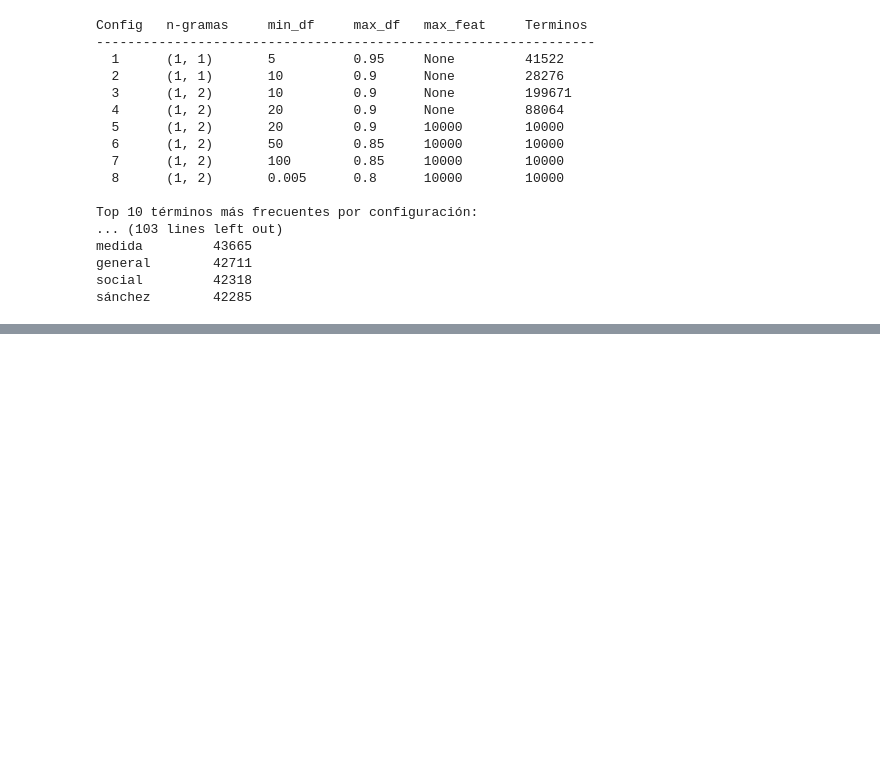
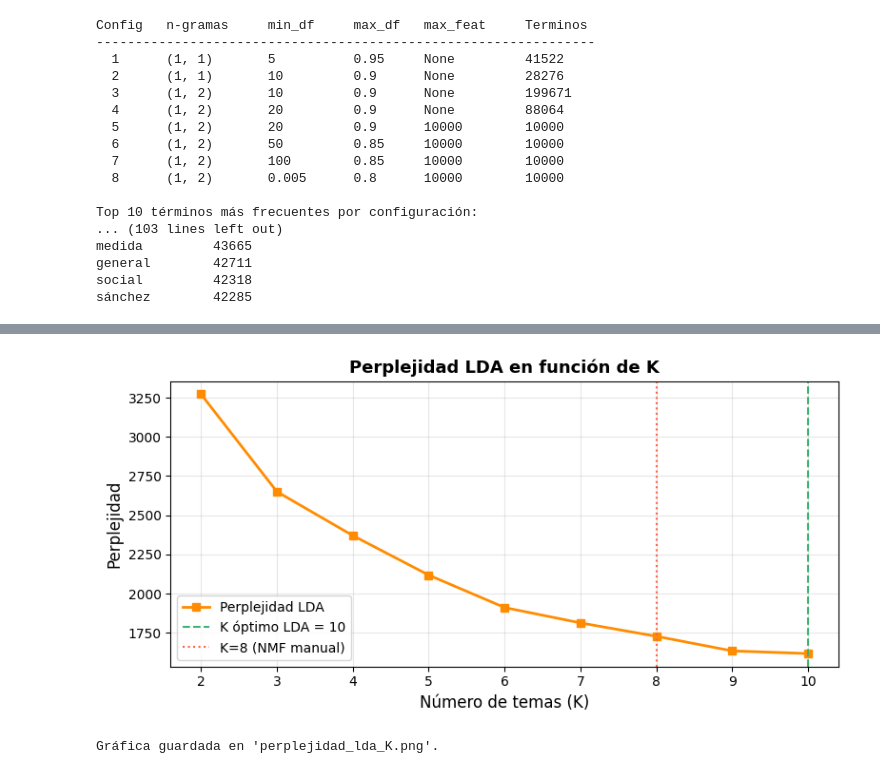
Before and after one commit to CristianRubio4/Miner-a-Textos, a Jupyter notebook: MTML_PR2.ipynb, the cells around one changed output, grey strips where cells are left out. Saved outputs shown, nothing was run; the diff lists cells and outputs as text; code cells hidden in the pictures; blank space fills up the shorter version.

```diff
--- a/MTML_PR2.ipynb
+++ b/MTML_PR2.ipynb
@@ -253,0 +406,65 @@ En ningún caso se ha delegado en la herramienta la toma de decisiones metodoló
+# %%
+import numpy as np
+import pandas as pd
+import matplotlib.pyplot as plt
+from sklearn.decomposition import LatentDirichletAllocation
+
+K_RANGE = range(2, 11)
+
+# max_iter=20 es suficiente para comparar tendencias de perplejidad entre valores de K.
+print("Barrido LDA (K = 2…10).")
+perpleji = []
+for k in K_RANGE:
+    lda_k = LatentDirichletAllocation(
+        n_components=k,
+        random_state=42,
+        max_iter=20,
+        learning_method="online",
+        batch_size=2048,
+    )
+    lda_k.fit(dtm_sparse)
+    perp = lda_k.perplexity(dtm_sparse)
+    perpleji.append({"K": k, "Perplejidad": round(perp, 2)})
+    print(f"  K={k:>2}  →  perplejidad = {perp:.2f}")
+
+df_lda = pd.DataFrame(perpleji).set_index("K")
+
+print("\n" + "─" * 30)
+print("  K  │  Perplejidad LDA")
+print("─" * 30)
+for k, row in df_lda.iterrows():
+    print(f"  {k:>2}  │  {row['Perplejidad']:>10.2f}")
+print("─" * 30)
+k_opt_lda = int(df_lda["Perplejidad"].idxmin())
+print(
+    f"\n  ► Mínima perplejidad: K = {k_opt_lda} ({df_lda.loc[k_opt_lda, 'Perplejidad']:.2f})"
+)
+
+fig, ax = plt.subplots(figsize=(8, 4))
+ax.plot(
+    df_lda.index,
+    df_lda["Perplejidad"],
+    marker="s",
+    linewidth=2,
+    color="darkorange",
+    label="Perplejidad LDA",
+)
+ax.axvline(
+    x=k_opt_lda,
+    color="mediumseagreen",
+    linestyle="--",
+    linewidth=1.5,
+    label=f"K óptimo LDA = {k_opt_lda}",
+)
+ax.axvline(x=8, color="tomato", linestyle=":", linewidth=1.5, label="K=8 (NMF manual)")
+ax.set_xlabel("Número de temas (K)", fontsize=12)
+ax.set_ylabel("Perplejidad", fontsize=12)
+ax.set_title("Perplejidad LDA en función de K", fontsize=13, fontweight="bold")
+ax.set_xticks(list(K_RANGE))
+ax.legend(fontsize=10)
+ax.grid(True, alpha=0.3)
+plt.tight_layout()
+plt.savefig("perplejidad_lda_K.png", dpi=150, bbox_inches="tight")
+plt.show()
+print("Gráfica guardada en 'perplejidad_lda_K.png'.")
+# %% [output]
@@ -253,0 +488,2 @@ En ningún caso se ha delegado en la herramienta la toma de decisiones metodoló
+[figure, added]
+Gráfica guardada en 'perplejidad_lda_K.png'.
```
Also changed, not shown: parts of 10 cells of this notebook, 2 other files.
